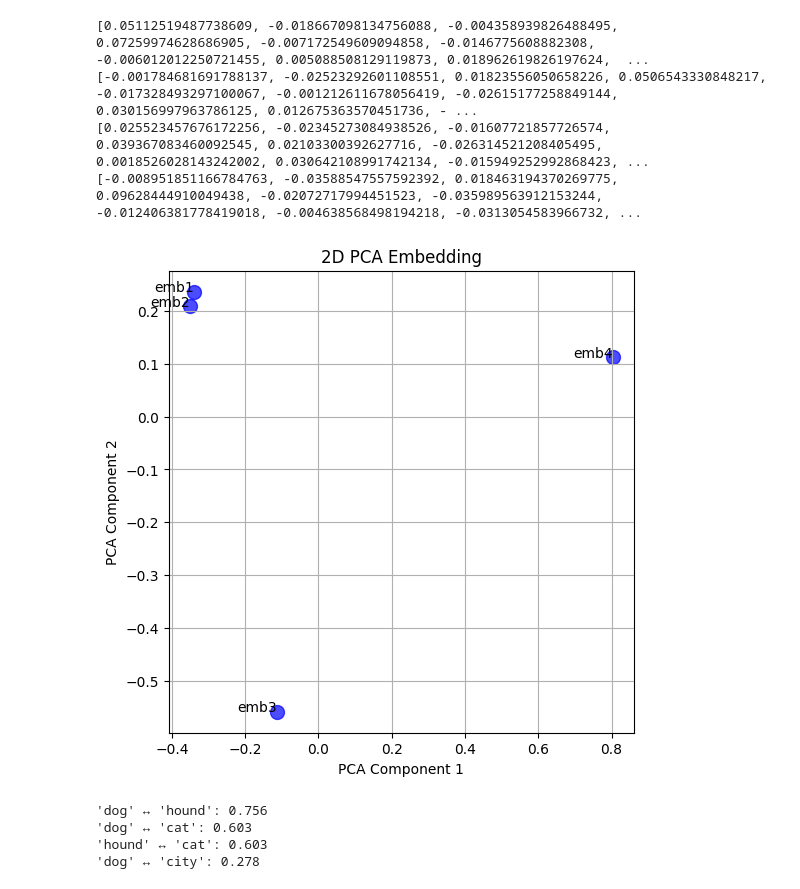
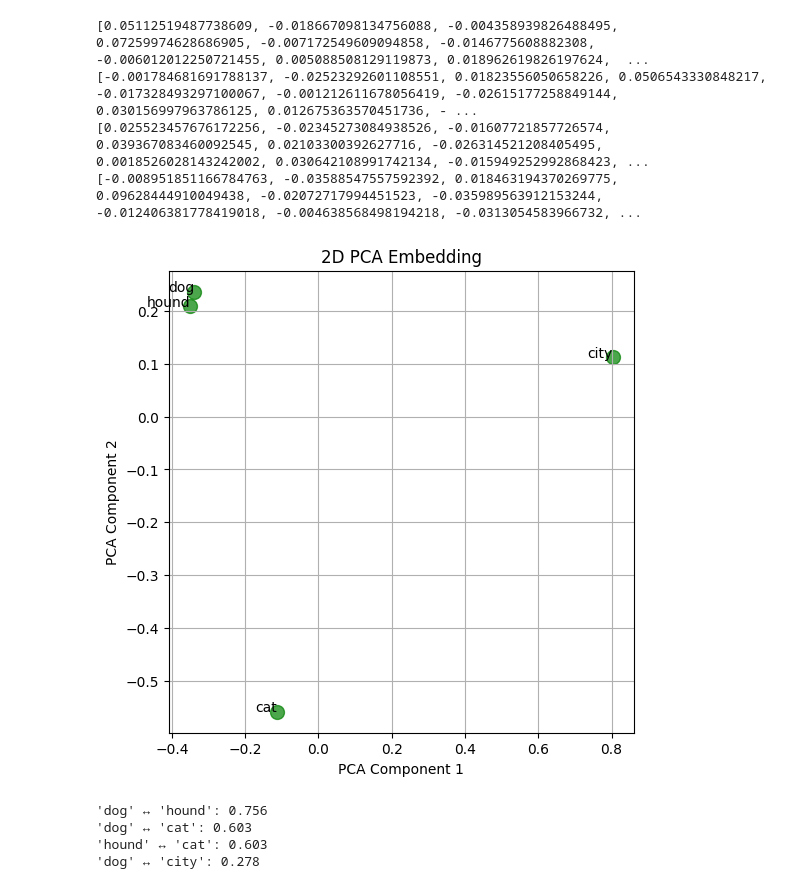
Before and after one commit to heihachi78/ai_in_90_minutes, a Jupyter notebook: notebooks/2_llm_foundamentals_hu.ipynb, the cells around one changed output. Drawn from its saved outputs; the diff is of its cells as text; code cells hidden in the pictures.

```diff
--- a/notebooks/2_llm_foundamentals_hu.ipynb
+++ b/notebooks/2_llm_foundamentals_hu.ipynb
@@ -1260,21 +1249,25 @@ pca_emb = pca.fit_transform([
+# %%
+from sklearn.decomposition import PCA
+pca = PCA(n_components=2)
+pca_emb = pca.fit_transform([emb1, emb2, emb3, emb4])
 # %%
 import matplotlib.pyplot as plt
 
-labels = ['emb1', 'emb2', 'emb3', 'emb4']
+labels = [text1, text2, text3, text4]
 
 plt.figure(figsize=(6, 6))
-plt.scatter(pca_emb[:, 0], pca_emb[:, 1], s=100, c='blue', alpha=0.7)
+plt.scatter(pca_emb[:, 0], pca_emb[:, 1], s=100, c='green', alpha=0.7)
 
 for i, label in enumerate(labels):
     plt.annotate(label, (pca_emb[i, 0], pca_emb[i, 1]), fontsize=10, ha='right')
 
 plt.xlabel('PCA Component 1')
 plt.ylabel('PCA Component 2')
 plt.title('2D PCA Embedding')
 plt.grid(True)
 plt.show()
 # %% [output]
-[figure, old version]
+[figure, new version]
 # %%
 from sklearn.metrics.pairwise import cosine_similarity
 
```
Also changed, not shown: parts of 28 cells of this notebook, 3 other files.
